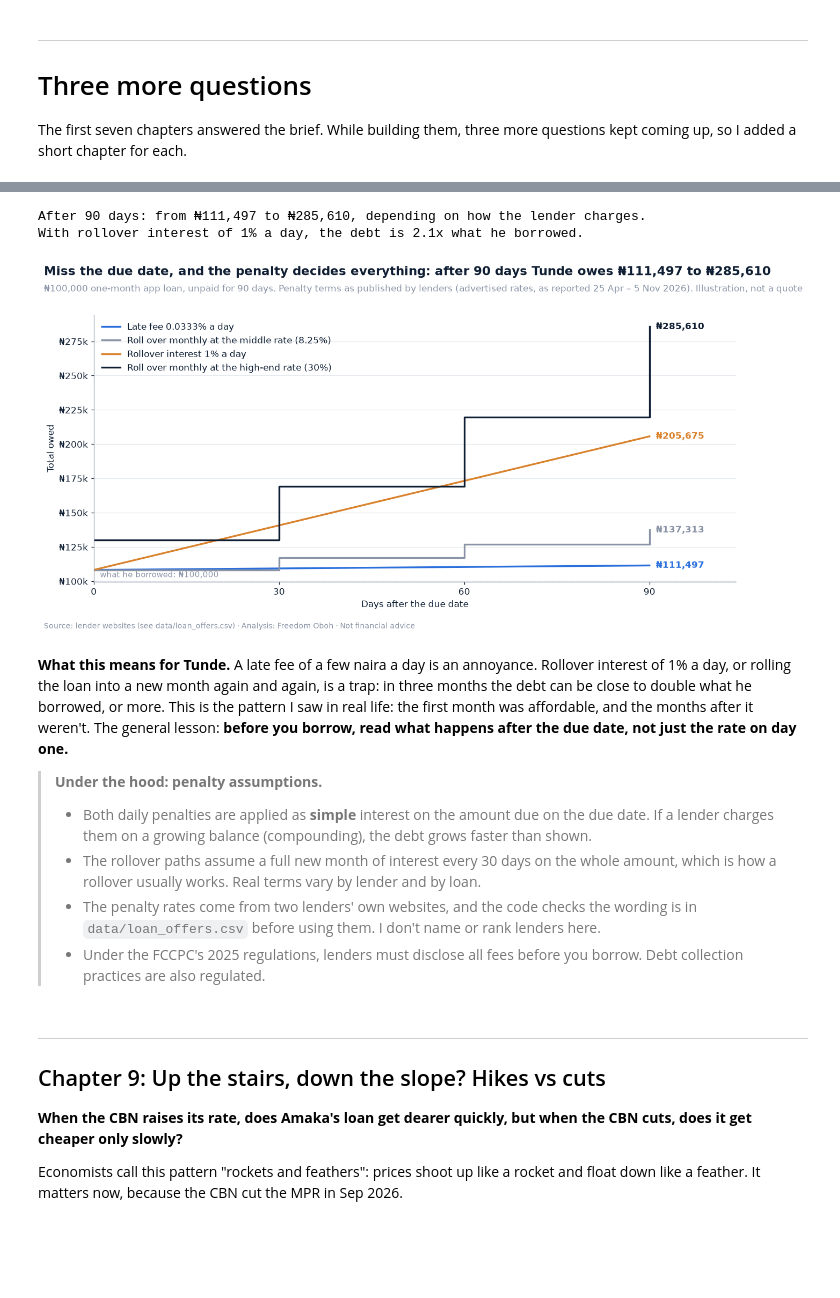
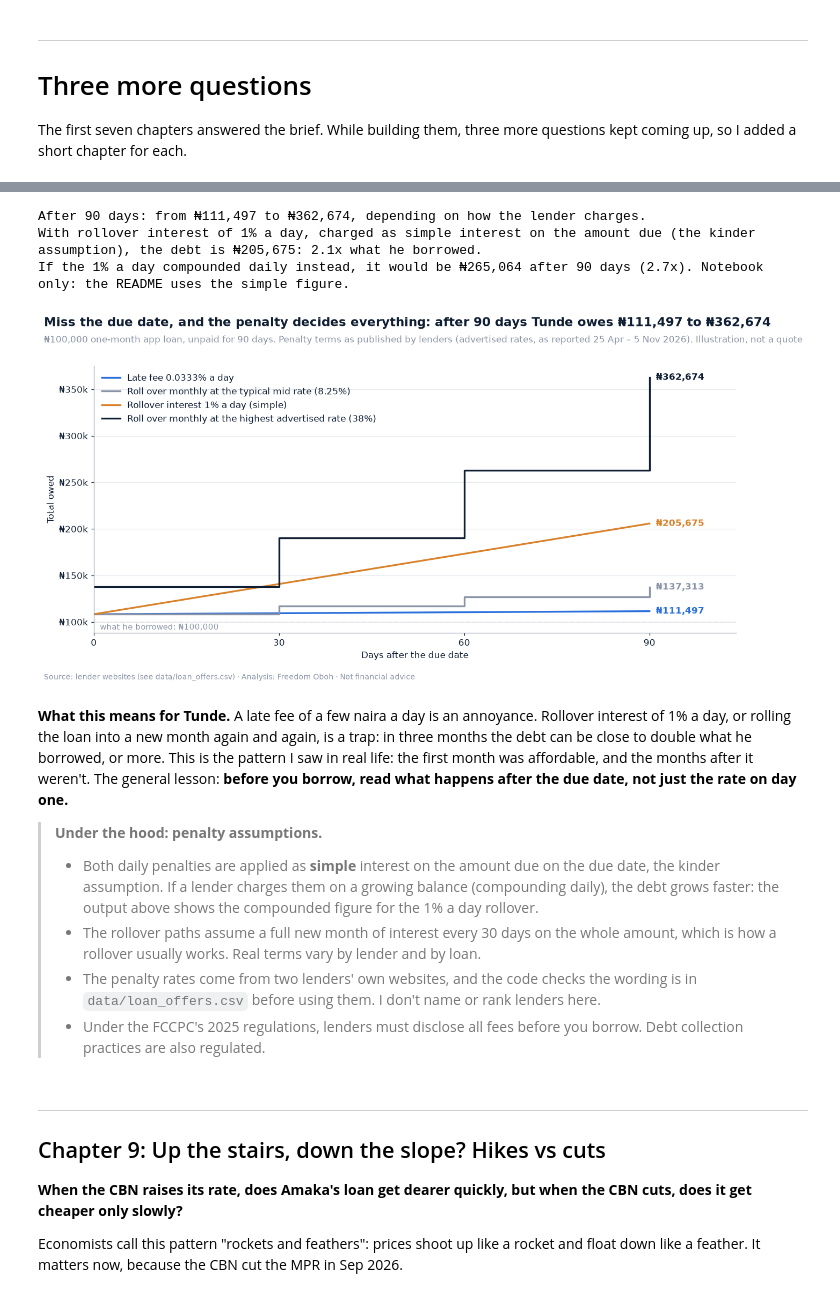
Before and after one commit to Freedom15dev/nigeria-credit-squeeze, a Jupyter notebook: notebooks/credit_squeeze.ipynb, the cells around one changed output, grey strips where cells are left out. Saved outputs shown, nothing was run; the diff lists cells and outputs as text; code cells hidden in the pictures; blank space fills up the shorter version.

```diff
--- a/notebooks/credit_squeeze.ipynb
+++ b/notebooks/credit_squeeze.ipynb
@@ -1075,11 +1164,14 @@ Only the **bank** and **loan app** rows have numbers from this project's data (C
 def naira(v):
     return f"₦{v:,.0f}"
 
+t_int, a_int = TUNDE_PAY - 100_000, AMAKA_PAY - 500_000
+non_payroll = offers[offers["product_type"] != "payroll loan"]
+ADV_MIN, ADV_MAX = non_payroll["min_monthly_rate"].min(), non_payroll["max_monthly_rate"].max()
 bank_cost = (f"{p['primeLending'].iloc[-1]:.0f}–{p['maxLending'].iloc[-1]:.0f}% a year (CBN averages, {LAST:%b %Y}). "
-             f"Tunde: {naira(repay.iloc[0, 2])}–{naira(repay.iloc[1, 2])} interest; "
-             f"Amaka: {naira(repay.iloc[0, 3])}–{naira(repay.iloc[1, 3])}")
-app_cost = (f"{APP_LOW:.2f}–{APP_HIGH:.0f}% a month advertised. Tunde: {naira(repay.iloc[2, 2])}–{naira(repay.iloc[4, 2])} "
-            f"interest; Amaka: {naira(repay.iloc[2, 3])}+ (reducing), more if flat")
+             f"Tunde: {naira(t_int.iloc[0])}–{naira(t_int.iloc[1])} interest; "
+             f"Amaka: {naira(a_int.iloc[0])}–{naira(a_int.iloc[1])}")
+app_cost = (f"{ADV_MIN:g}–{ADV_MAX:g}% a month advertised. Tunde: {naira(t_int.iloc[2])}–{naira(t_int.iloc[4])} "
+            f"interest; Amaka: {naira(a_int.iloc[2])}+ (reducing), more if flat")
 
 options = pd.DataFrame([
     ["Bank loan", "Slow: days to weeks", bank_cost,
@@ -1192,19 +1284,21 @@ assert "0.03333% per day" in notes and "1% per day" in notes, "penalty wording n
 LATE_FEE_DAILY = 0.03333 / 100
 ROLLOVER_DAILY = 1 / 100
 
-due = loan_math.repayment(100_000, APP_MID, 1)
+T_MID, T_HIGH = TIERS["Tunde"]["mid"], TIERS["Tunde"]["high"]
+due = loan_math.repayment(100_000, T_MID, 1)
 days = np.arange(0, 91)
 months_rolled = days // 30  # a rollover adds a new month of interest every 30 days
 
 paths = pd.DataFrame({
     "Late fee 0.0333% a day": due * (1 + LATE_FEE_DAILY * days),
-    f"Roll over monthly at the middle rate ({APP_MID}%)": due * (1 + APP_MID / 100) ** months_rolled,
-    "Rollover interest 1% a day": due * (1 + ROLLOVER_DAILY * days),
-    f"Roll over monthly at the high-end rate ({APP_HIGH:.0f}%)":
-        loan_math.repayment(100_000, APP_HIGH, 1) * (1 + APP_HIGH / 100) ** months_rolled,
+    f"Roll over monthly at the typical mid rate ({T_MID:g}%)": due * (1 + T_MID / 100) ** months_rolled,
+    "Rollover interest 1% a day (simple)": due * (1 + ROLLOVER_DAILY * days),
+    f"Roll over monthly at the highest advertised rate ({T_HIGH:g}%)":
+        loan_math.repayment(100_000, T_HIGH, 1) * (1 + T_HIGH / 100) ** months_rolled,
 }, index=pd.Index(days, name="days after the due date"))
+ROLL_COL = "Rollover interest 1% a day (simple)"
 
-print(f"Owed on the due date at the middle app rate: ₦{due:,.0f} "
-      f"(at the high-end rate: ₦{loan_math.repayment(100_000, APP_HIGH, 1):,.0f})")
+print(f"Owed on the due date at Tunde's typical mid app rate: ₦{due:,.0f} "
+      f"(at the highest advertised rate: ₦{loan_math.repayment(100_000, T_HIGH, 1):,.0f})")
 paths.loc[[0, 30, 60, 90]].round(0).map(lambda v: f"₦{v:,.0f}")
 # %% [output]
@@ -1218,39 +1312,45 @@ Owed on the due date at the middle app rate: ₦108,250 (at the high-end rate:
 # %%
 after90 = paths.loc[90]
 spiral_low, spiral_high = after90.min(), after90.max()
 print(f"After 90 days: from ₦{spiral_low:,.0f} to ₦{spiral_high:,.0f}, depending on how the lender charges.")
-print(f"With rollover interest of 1% a day, the debt is {after90['Rollover interest 1% a day'] / 100_000:.1f}x what he borrowed.")
+print(f"With rollover interest of 1% a day, charged as simple interest on the amount due (the kinder assumption), "
+      f"the debt is ₦{after90[ROLL_COL]:,.0f}: {after90[ROLL_COL] / 100_000:.1f}x what he borrowed.")
+roll_compound = due * (1 + ROLLOVER_DAILY) ** 90
+print(f"If the 1% a day compounded daily instead, it would be ₦{roll_compound:,.0f} after 90 days "
+      f"({roll_compound / 100_000:.1f}x). Notebook only: the README uses the simple figure.")
 
 fig, ax = plt.subplots(figsize=(12, 6.3))
 line_colors = [style.BLUE, style.GREY, style.ORANGE, style.NAVY]
 for (name, s), c in zip(paths.items(), line_colors):
     drawstyle = "steps-post" if "Roll over" in name else "default"
     ax.plot(s.index, s.values, color=c, linewidth=2.2, drawstyle=drawstyle, label=name)
     ax.annotate(f"₦{s.iloc[-1]:,.0f}", xy=(90, s.iloc[-1]), xytext=(8, 0), textcoords="offset points",
                 va="center", fontsize=11, fontweight="bold", color=c)
 ax.axhline(100_000, color=style.LIGHT_GREY, linewidth=1.5, linestyle="--")
-ax.text(1, 101_500, "what he borrowed: ₦100,000", fontsize=10, color=style.GREY, va="bottom")
+ax.text(1, 98_500, "what he borrowed: ₦100,000", fontsize=10, color=style.GREY, va="top")
+ax.set_ylim(88_000, None)
 ax.set_xlim(0, 104)
 ax.set_xticks([0, 30, 60, 90])
 ax.set_xlabel("Days after the due date")
 ax.yaxis.set_major_formatter(mticker.FuncFormatter(lambda v, _: f"₦{v / 1000:,.0f}k"))
 ax.set_ylabel("Total owed")
 ax.legend(loc="upper left")
 style.titles(fig, ax,
              f"Miss the due date, and the penalty decides everything: after 90 days Tunde owes ₦{spiral_low:,.0f} to ₦{spiral_high:,.0f}",
              f"₦100,000 one-month app loan, unpaid for 90 days. Penalty terms as published by lenders ({REPORTED}). Illustration, not a quote")
 style.finish(fig, "08_debt_spiral.png",
              source="Source: lender websites (see data/loan_offers.csv) · Analysis: Freedom Oboh · Not financial advice")
 plt.show()
 # %% [output]
-After 90 days: from ₦111,497 to ₦285,610, depending on how the lender charges.
-With rollover interest of 1% a day, the debt is 2.1x what he borrowed.
+After 90 days: from ₦111,497 to ₦362,674, depending on how the lender charges.
+With rollover interest of 1% a day, charged as simple interest on the amount due (the kinder assumption), the debt is ₦205,675: 2.1x what he borrowed.
+If the 1% a day compounded daily instead, it would be ₦265,064 after 90 days (2.7x). Notebook only: the README uses the simple figure.
-[figure, old version]
+[figure, new version]
 # %% [markdown]
 **What this means for Tunde.** A late fee of a few naira a day is an annoyance. Rollover interest of 1% a day, or rolling the loan into a new month again and again, is a trap: in three months the debt can be close to double what he borrowed, or more. This is the pattern I saw in real life: the first month was affordable, and the months after it weren't. The general lesson: **before you borrow, read what happens after the due date, not just the rate on day one.**
 
 > **Under the hood: penalty assumptions.**
-> - Both daily penalties are applied as **simple** interest on the amount due on the due date. If a lender charges them on a growing balance (compounding), the debt grows faster than shown.
+> - Both daily penalties are applied as **simple** interest on the amount due on the due date, the kinder assumption. If a lender charges them on a growing balance (compounding daily), the debt grows faster: the output above shows the compounded figure for the 1% a day rollover.
 > - The rollover paths assume a full new month of interest every 30 days on the whole amount, which is how a rollover usually works. Real terms vary by lender and by loan.
 > - The penalty rates come from two lenders' own websites, and the code checks the wording is in `data/loan_offers.csv` before using them. I don't name or rank lenders here.
 > - Under the FCCPC's 2025 regulations, lenders must disclose all fees before you borrow. Debt collection practices are also regulated.
```
Also changed, not shown: parts of 36 cells of this notebook, 10 other files.
